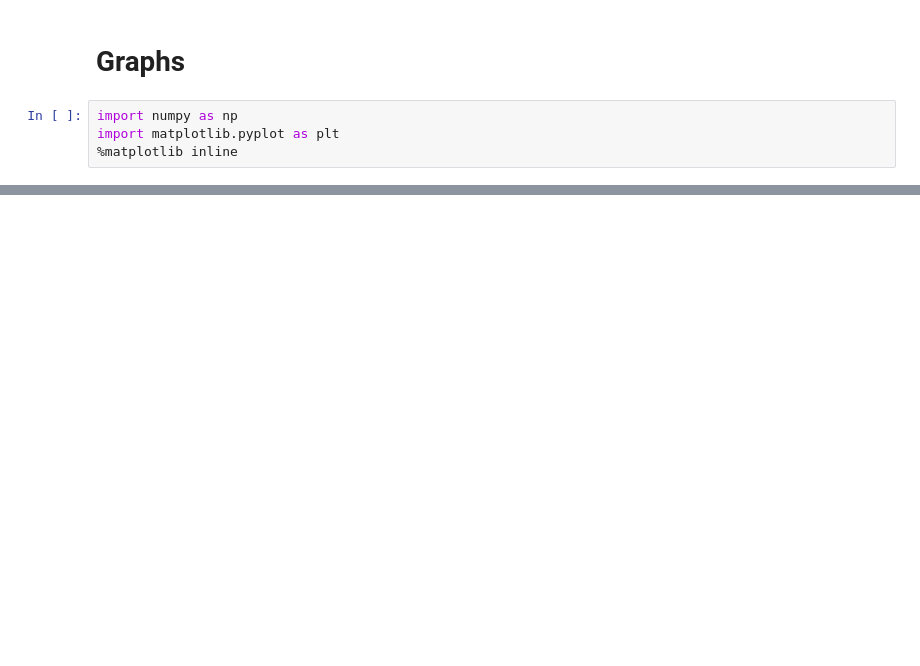
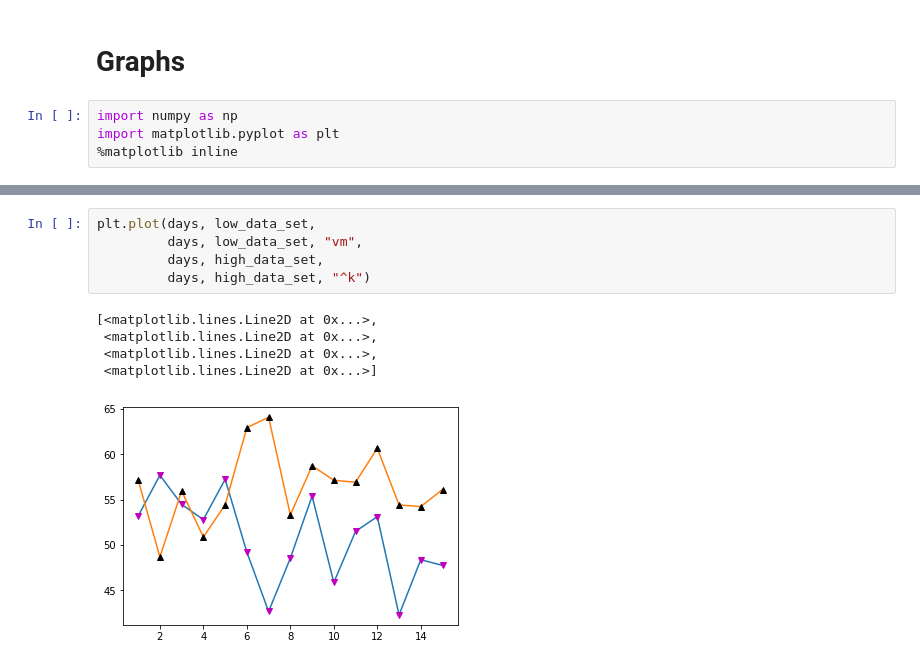
Before and after one commit to SyedHamedRaza/Numpy, a Jupyter notebook: 05-Graphs.ipynb, the cells around one changed output, grey strips where cells are left out. Drawn from its saved outputs; the diff is of its cells as text; blank space fills up the shorter version.

```diff
--- a/05-Graphs.ipynb
+++ b/05-Graphs.ipynb
@@ -38,0 +65,11 @@ plt.plot(np.random.rand(50), 'go')
+# %%
+plt.plot(days, low_data_set,
+         days, low_data_set, "vm",
+         days, high_data_set,
+         days, high_data_set, "^k")
+# %% [output]
+[<matplotlib.lines.Line2D at 0x...>,
+ <matplotlib.lines.Line2D at 0x...>,
+ <matplotlib.lines.Line2D at 0x...>,
+ <matplotlib.lines.Line2D at 0x...>]
+[figure, added]
```
Also changed, not shown: parts of 16 cells of this notebook.
